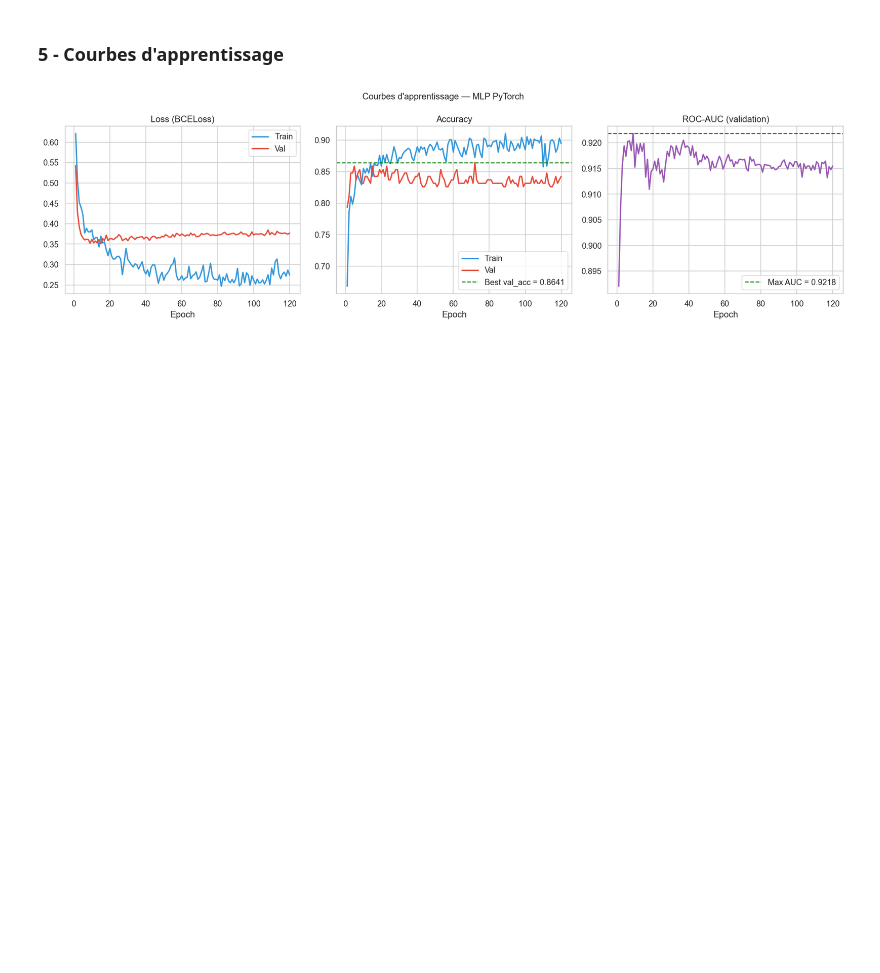
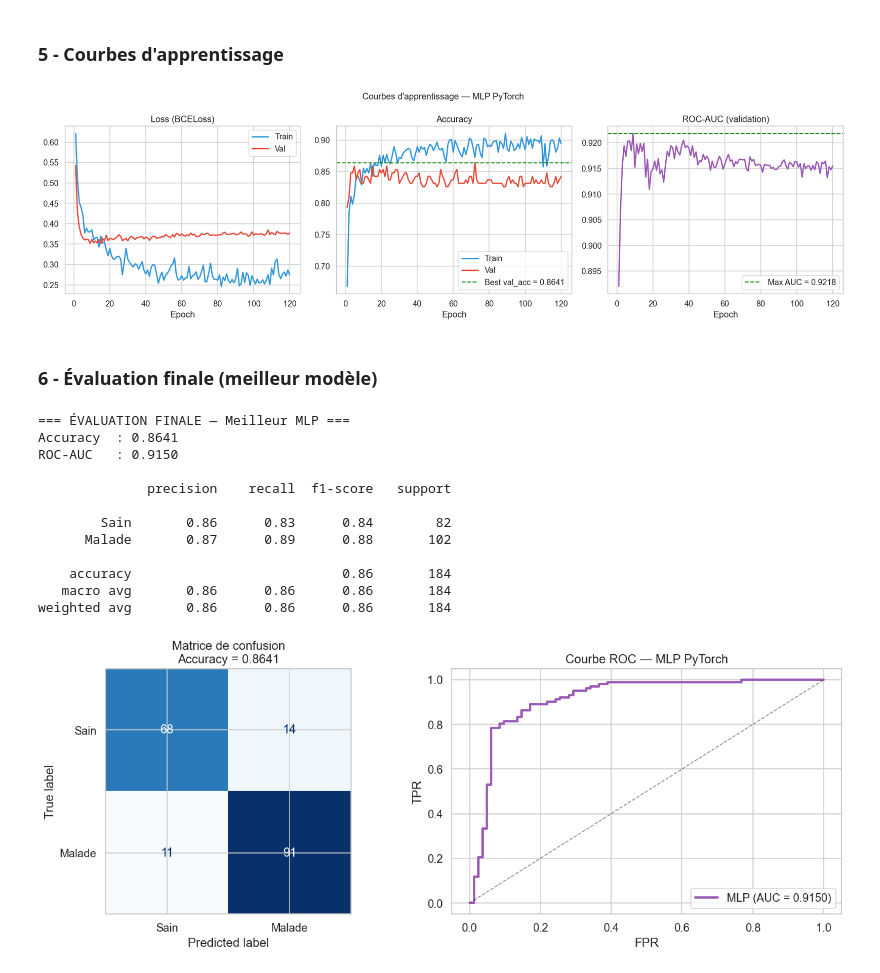
Before and after one commit to bijigunerachid/heart-disease-ml-dl-project, a Jupyter notebook: notebooks/04_dl_model.ipynb, the cells around one changed output. Cells and saved outputs as stored; diff of their text form; code cells hidden in the pictures; blank space fills up the shorter version.

Commit message:
Évaluation finale (meilleur modèle)

```diff
--- a/notebooks/04_dl_model.ipynb
+++ b/notebooks/04_dl_model.ipynb
@@ -238,3 +238,53 @@ plt.savefig(FIGS_PATH / '16_learning_curves.png', dpi=150, bbox_inches='tight')
 plt.show()
 # %% [output]
 [figure]
+# %% [markdown]
+### 6 - Évaluation finale (meilleur modèle)
+# %%
+# Charger le meilleur modèle
+best_model = HeartMLP(INPUT_DIM, HIDDEN_DIMS, DROPOUT).to(DEVICE)
+best_model.load_state_dict(torch.load(DL_PATH / 'best_mlp.pt', map_location=DEVICE))
+best_model.eval()
+
+_, _, y_true, y_proba = eval_epoch(best_model, test_dl, criterion)
+y_pred = (y_proba >= 0.5).astype(int)
+
+acc = accuracy_score(y_true, y_pred)
+auc = roc_auc_score(y_true, y_proba)
+
+print('=== ÉVALUATION FINALE — Meilleur MLP ===')
+print(f'Accuracy  : {acc:.4f}')
+print(f'ROC-AUC   : {auc:.4f}')
+print(f'\n{classification_report(y_true, y_pred, target_names=["Sain", "Malade"])}')
+
+# Matrice de confusion
+fig, axes = plt.subplots(1, 2, figsize=(13, 5))
+ConfusionMatrixDisplay(confusion_matrix(y_true, y_pred),
+                       display_labels=['Sain', 'Malade']).plot(ax=axes[0], colorbar=False, cmap='Blues')
+axes[0].set_title(f'Matrice de confusion\nAccuracy = {acc:.4f}')
+
+fpr, tpr, _ = roc_curve(y_true, y_proba)
+axes[1].plot(fpr, tpr, color='#9b59b6', linewidth=2.5, label=f'MLP (AUC = {auc:.4f})')
+axes[1].plot([0,1],[0,1],'k--', linewidth=1, alpha=0.5)
+axes[1].set_xlabel('FPR')
+axes[1].set_ylabel('TPR')
+axes[1].set_title('Courbe ROC — MLP PyTorch')
+axes[1].legend()
+
+plt.tight_layout()
+plt.savefig(FIGS_PATH / '17_dl_evaluation.png', dpi=150, bbox_inches='tight')
+plt.show()
+# %% [output]
+=== ÉVALUATION FINALE — Meilleur MLP ===
+Accuracy  : 0.8641
+ROC-AUC   : 0.9150
+
+              precision    recall  f1-score   support
+
+        Sain       0.86      0.83      0.84        82
+      Malade       0.87      0.89      0.88       102
+
+    accuracy                           0.86       184
+   macro avg       0.86      0.86      0.86       184
+weighted avg       0.86      0.86      0.86       184
+[figure, added]
```
